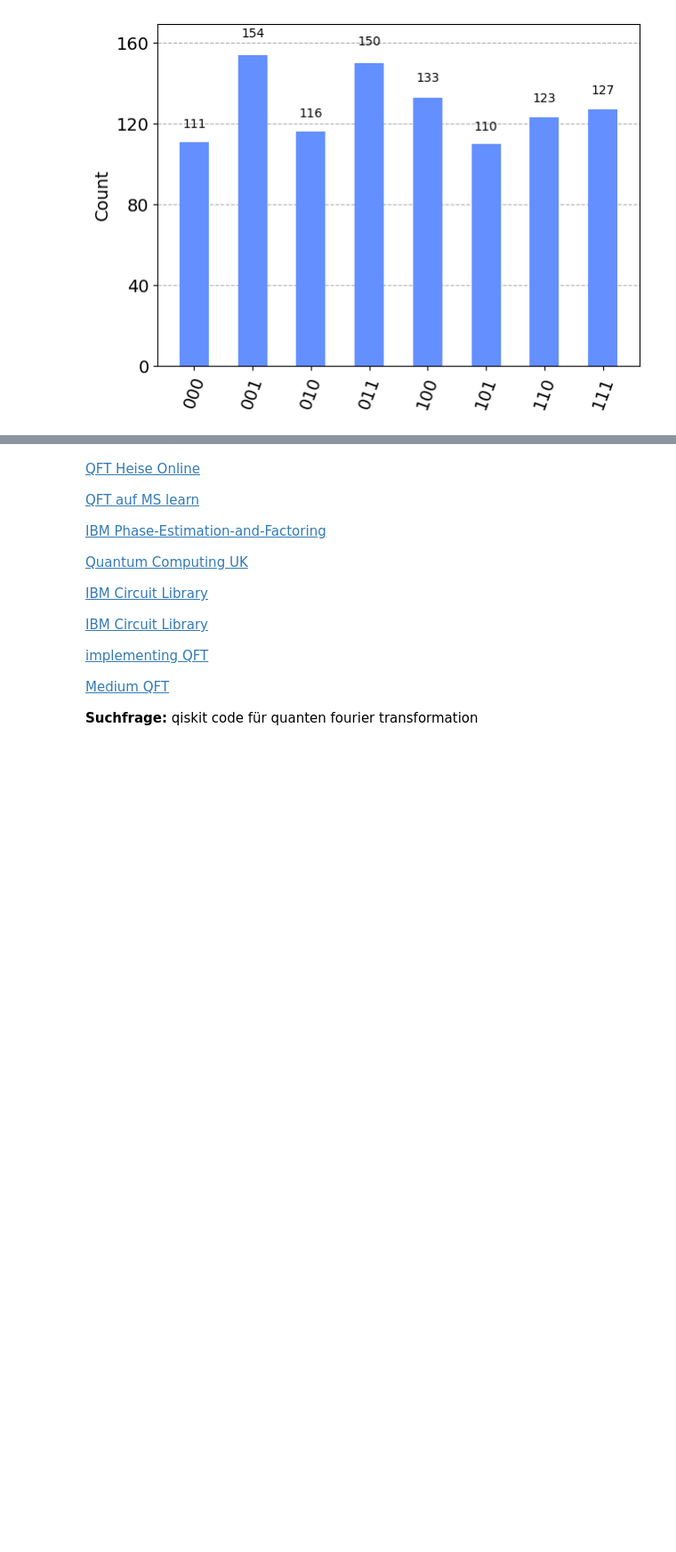
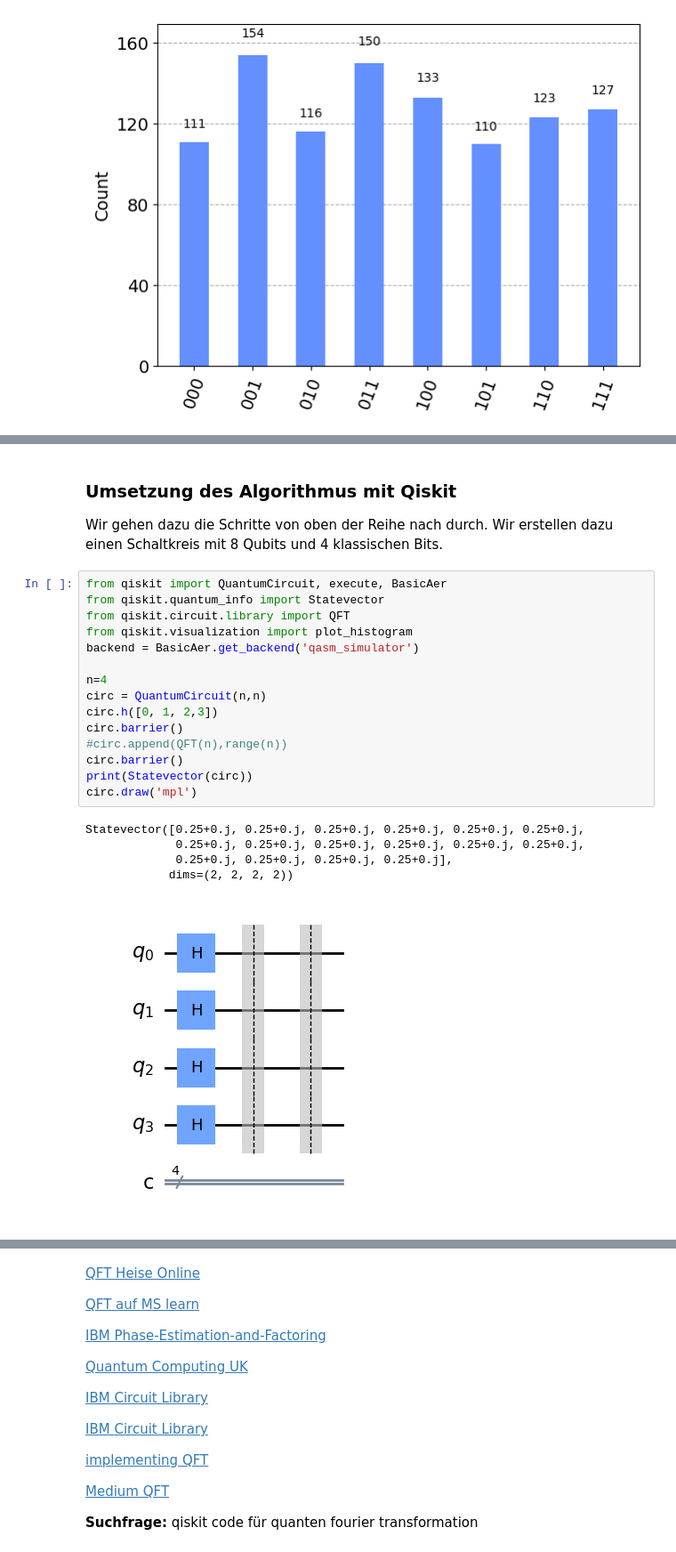
Before and after one commit to rubinhm/JupyterNBs, a Jupyter notebook: Jupyter Notebooks/16. ShorAlgorithmus.ipynb, the cells around one changed output, grey strips where cells are left out. Shown at 89% size. Saved outputs shown, nothing was run; the diff lists cells and outputs as text; blank space fills up the shorter version.

```diff
--- a/Jupyter Notebooks/16. ShorAlgorithmus.ipynb
+++ b/Jupyter Notebooks/16. ShorAlgorithmus.ipynb
@@ -419,0 +436,25 @@ Nun können Sie sich relativ leicht selbst davon überzeugen, dass für die ecki
+# %% [markdown]
+### Umsetzung des Algorithmus mit Qiskit
+
+Wir gehen dazu die Schritte von oben der Reihe nach durch. Wir erstellen dazu einen Schaltkreis mit 8 Qubits und 4 klassischen Bits.
+# %%
+from qiskit import QuantumCircuit, execute, BasicAer
+from qiskit.quantum_info import Statevector
+from qiskit.circuit.library import QFT
+from qiskit.visualization import plot_histogram
+backend = BasicAer.get_backend('qasm_simulator')
+
+n=4
+circ = QuantumCircuit(n,n)
+circ.h([0, 1, 2,3])
+circ.barrier()
+#circ.append(QFT(n),range(n))
+circ.barrier()
+print(Statevector(circ))
+circ.draw('mpl')
+# %% [output]
+Statevector([0.25+0.j, 0.25+0.j, 0.25+0.j, 0.25+0.j, 0.25+0.j, 0.25+0.j,
+             0.25+0.j, 0.25+0.j, 0.25+0.j, 0.25+0.j, 0.25+0.j, 0.25+0.j,
+             0.25+0.j, 0.25+0.j, 0.25+0.j, 0.25+0.j],
+            dims=(2, 2, 2, 2))
+[figure, added]
```
Also changed, not shown: parts of 6 cells of this notebook.
